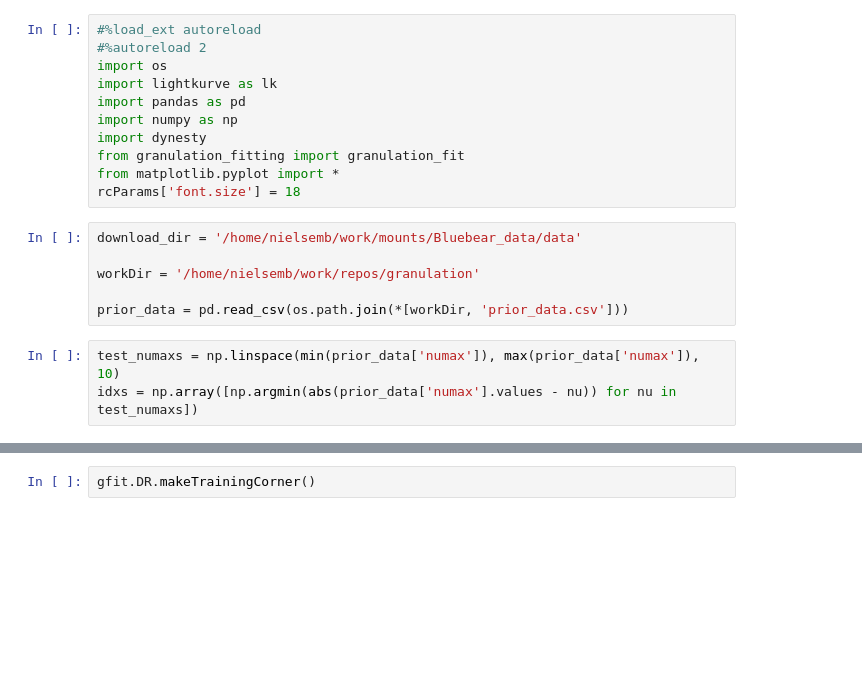
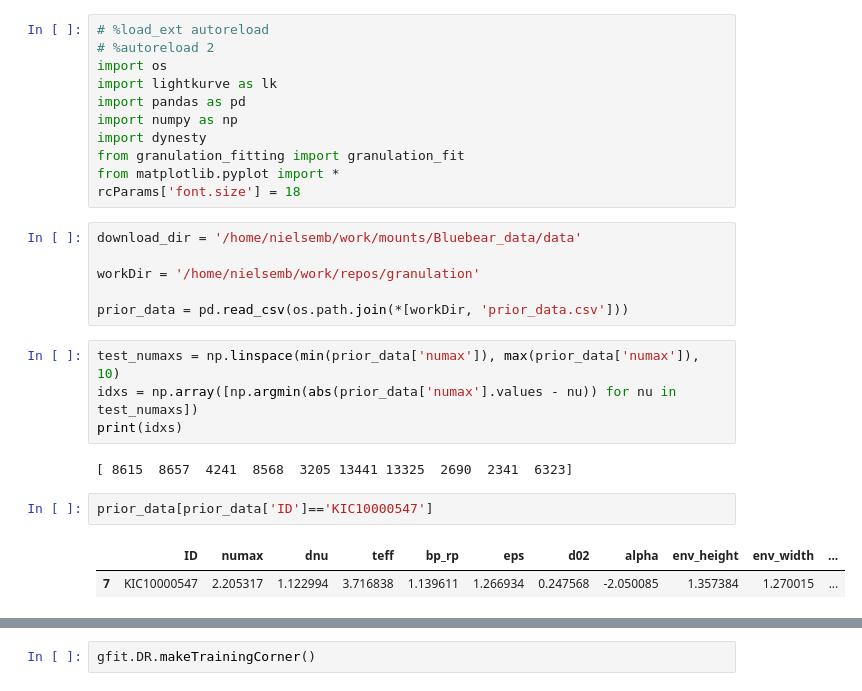
Before and after one commit to nielsenmb/granulation, a Jupyter notebook: background_fitting.ipynb, the cells around one changed output, grey strips where cells are left out. Drawn from its saved outputs; the diff is of its cells as text; blank space fills up the shorter version.

```diff
--- a/background_fitting.ipynb
+++ b/background_fitting.ipynb
@@ -1,6 +1,6 @@
 # %%
-#%load_ext autoreload
-#%autoreload 2
+# %load_ext autoreload
+# %autoreload 2
 import os
 import lightkurve as lk
 import pandas as pd
@@ -18,3 +18,11 @@ prior_data = pd.read_csv(os.path.join(*[workDir, 'prior_data.csv']))
 # %%
 test_numaxs = np.linspace(min(prior_data['numax']), max(prior_data['numax']), 10)
 idxs = np.array([np.argmin(abs(prior_data['numax'].values - nu)) for nu in test_numaxs])
+print(idxs)
+# %% [output]
+[ 8615  8657  4241  8568  3205 13441 13325  2690  2341  6323]
+# %%
+prior_data[prior_data['ID']=='KIC10000547']
+# %% [output]
+|  | ID | numax | dnu | teff | bp_rp | eps | d02 | alpha | env_height | env_width | ... |
+| 7 | KIC10000547 | 2.205317 | 1.122994 | 3.716838 | 1.139611 | 1.266934 | 0.247568 | -2.050085 | 1.357384 | 1.270015 | ... |
```
Also changed, not shown: parts of 86 cells of this notebook, 2 other files.
